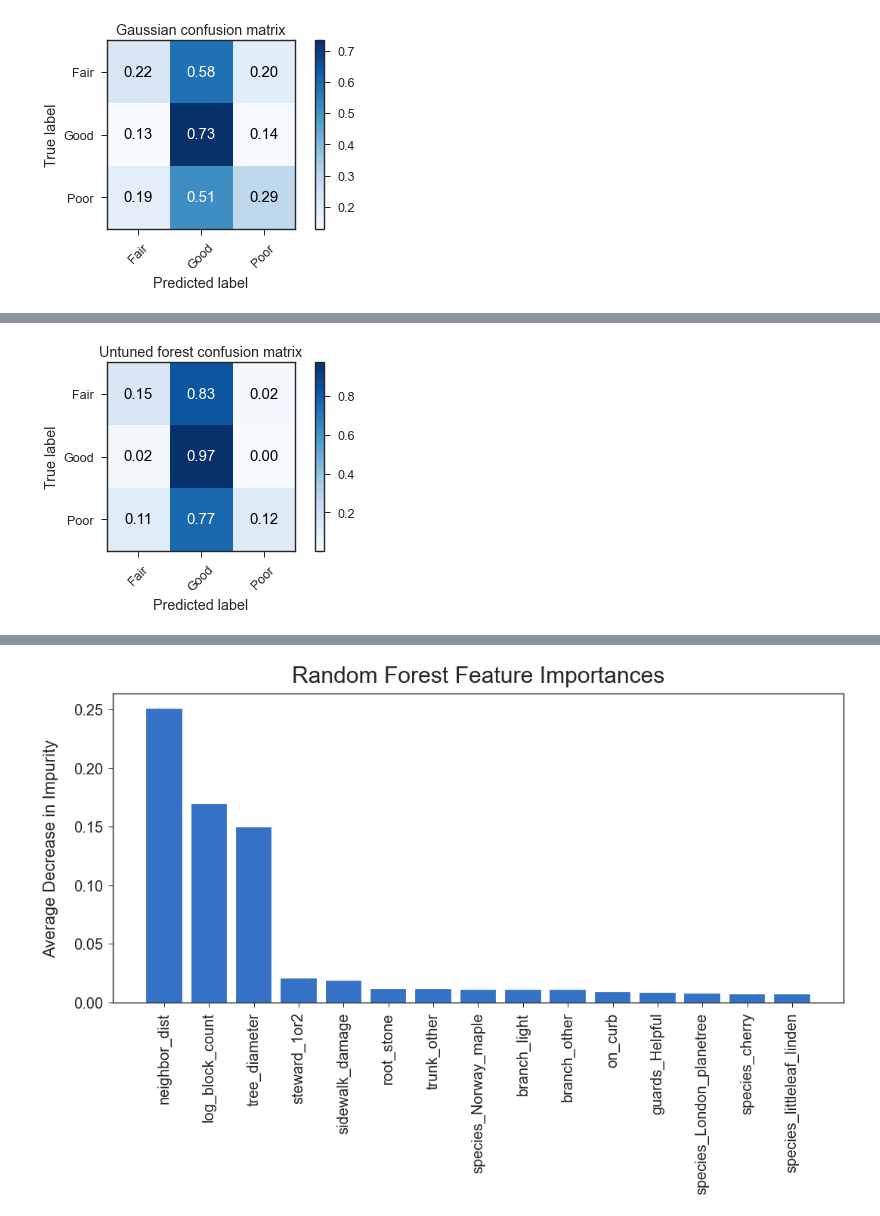
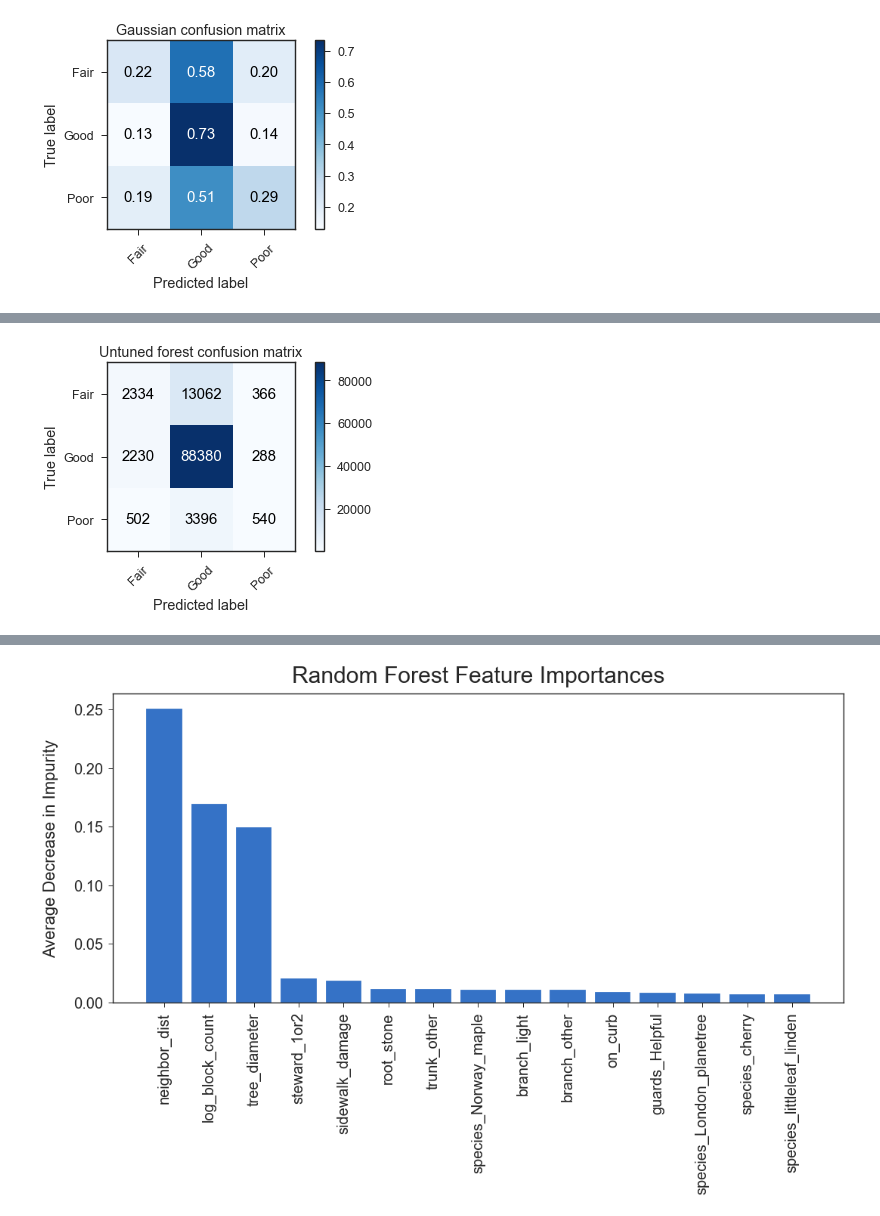
Before and after one commit to p-szymo/nyc_trees, a Jupyter notebook: eda_modeling_evaluation.ipynb, the cells around one changed output, grey strips where cells are left out. Drawn from its saved outputs; the diff is of its cells as text; code cells hidden in the pictures.

```diff
--- a/eda_modeling_evaluation.ipynb
+++ b/eda_modeling_evaluation.ipynb
@@ -1837,0 +1829,12 @@ weighted avg       0.74      0.73      0.73    111098
+# %%
+%%time
+
+# basic random forest with class weights balanced
+forest = RandomForestClassifier(class_weight='balanced', random_state=99, n_jobs=-1)
+
+# fit training data
+forest.fit(X_train, y_train)
+
+# predict on train and test data
+y_train_pred_forest = forest.predict(X_train)
+y_test_pred_forest = forest.predict(X_test)
@@ -1891,11 +1906,11 @@ weighted avg       0.77      0.82      0.78    111098
 # %%
-# confusion matrix - normalized
-cm = confusion_matrix(y_test, y_pred_forest)
+# confusion matrix - totals
+cm = confusion_matrix(y_test, y_test_pred_forest)
 classes = ['Fair', 'Good', 'Poor']
 
 plot_confusion_matrix(cm, classes,
-                          normalize=True,
+                          normalize=False,
                           title='Untuned forest confusion matrix',
                           cmap=plt.cm.Blues)
 # %% [output]
-[figure, old version]
+[figure, new version]
```
Also changed, not shown: parts of 81 cells of this notebook, 3 other files.
